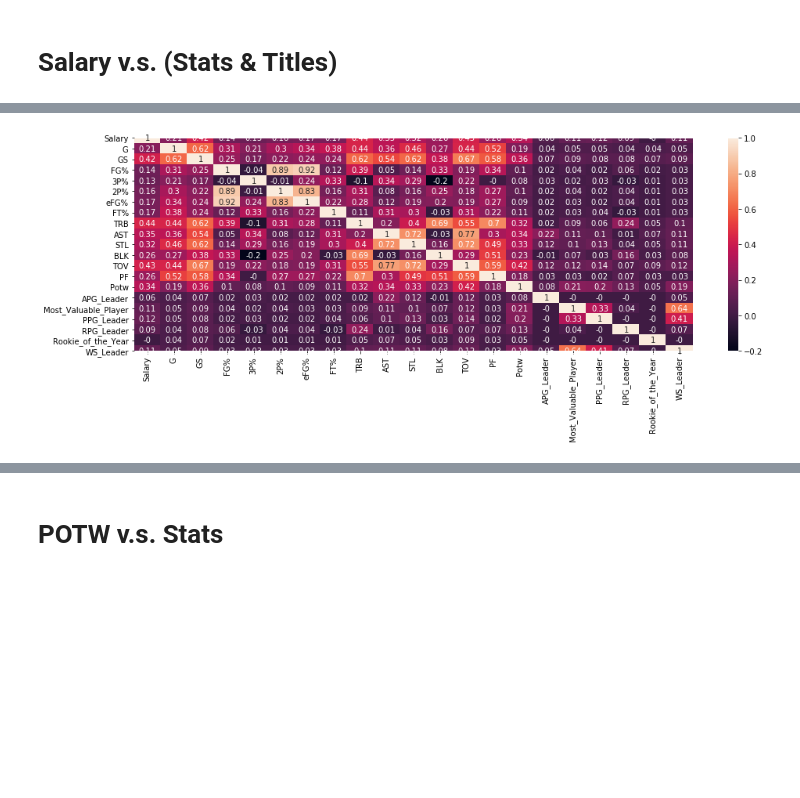
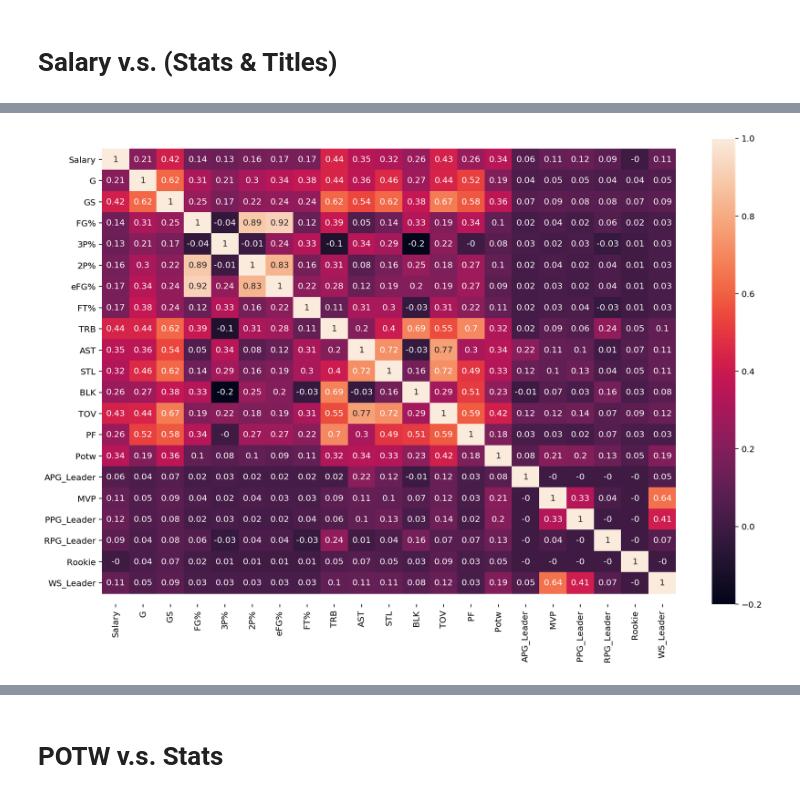
Before and after one commit to chunheisiu/NBA-POTW-Regression, a Jupyter notebook: notebooks/EDA.ipynb, the cells around one changed output, grey strips where cells are left out. Drawn from its saved outputs; the diff is of its cells as text; code cells hidden in the pictures; blank space fills up the shorter version.

```diff
--- a/notebooks/EDA.ipynb
+++ b/notebooks/EDA.ipynb
@@ -72,14 +75,20 @@ for i, col in enumerate(features_title.columns):
 # %%
 #correlation
-all_data = data[['Salary','G','GS','FG%','3P%','2P%','eFG%','FT%','TRB','AST','STL','BLK','TOV','PF','Potw','APG_Leader','Most_Valuable_Player','PPG_Leader','RPG_Leader','Rookie_of_the_Year','WS_Leader']]
+columns = ['Salary', 'G', 'GS', 'FG%', '3P%',
+           '2P%', 'eFG%', 'FT%', 'TRB', 'AST',
+           'STL', 'BLK','TOV', 'PF', 'Potw',
+           'APG_Leader', 'MVP', 'PPG_Leader',
+           'RPG_Leader', 'Rookie',  'WS_Leader']
+all_data = data[columns]
 import seaborn as sns
 correlation_matrix = all_data.corr().round(2)
 # annot = True to print the values inside the square
-plt.figure(figsize = (16,5))
-sns.heatmap(data=correlation_matrix, annot=True)
+plt.figure(figsize = (15, 10))
+ax = sns.heatmap(data = correlation_matrix,  annot=True)
+ax.set_ylim(len(columns) + 0.5, - 0.5)
 plt.show()
 # %% [output]
-[figure, old version]
+[figure, new version]
 # %%
 import statsmodels.api as sm
 import statsmodels.formula.api as smf
```
Also changed, not shown: parts of 6 cells of this notebook.
